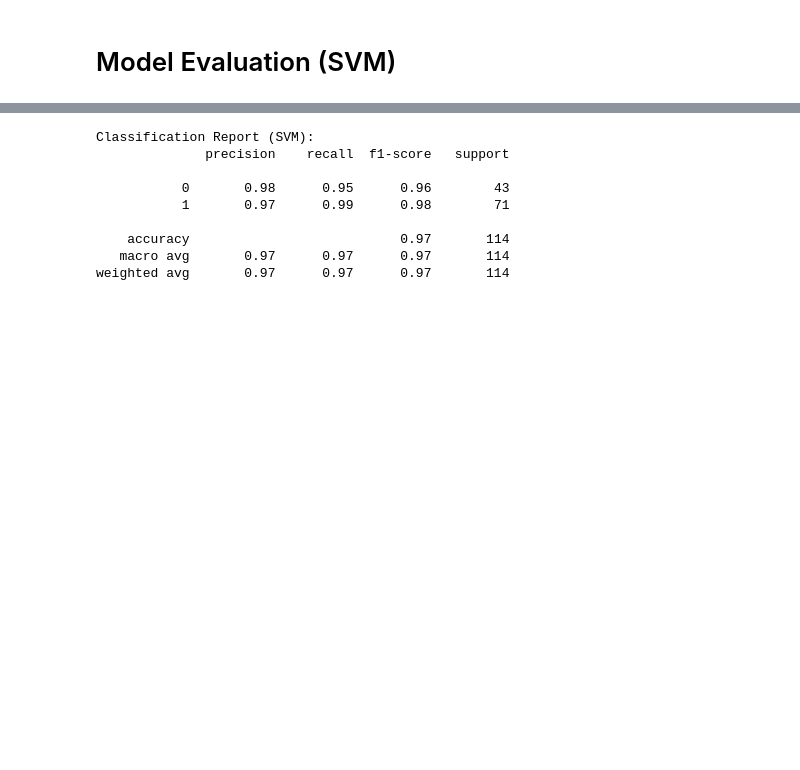
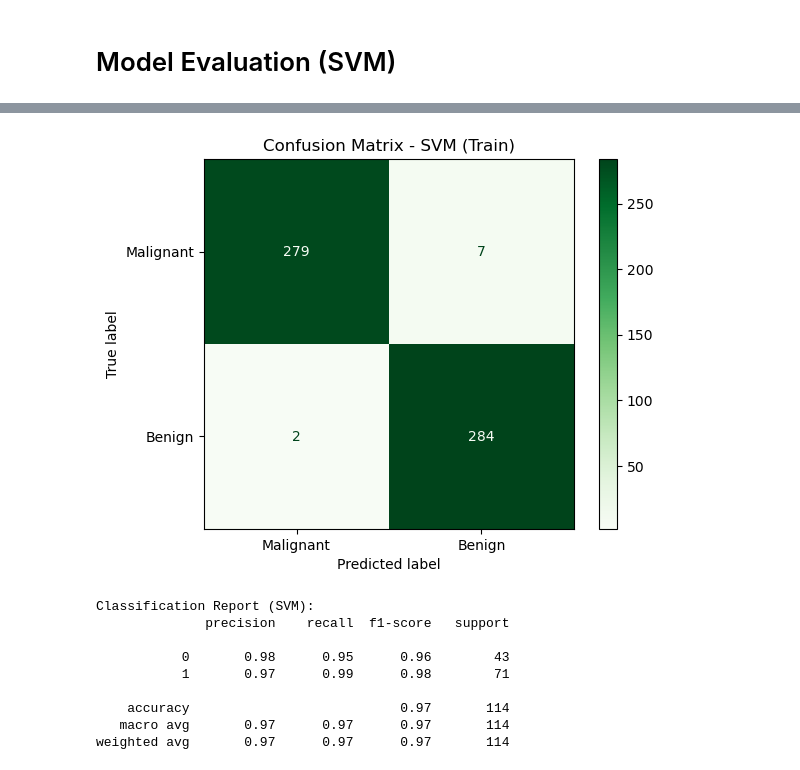
Before and after one commit to leonardwgk/Breast-Cancer-Detection, a Jupyter notebook: breastCancerDetection-Presentation.ipynb, the cells around one changed output, grey strips where cells are left out. Cells and saved outputs as stored; diff of their text form; code cells hidden in the pictures; blank space fills up the shorter version.

```diff
--- a/breastCancerDetection-Presentation.ipynb
+++ b/breastCancerDetection-Presentation.ipynb
@@ -228,3 +251,5 @@ svmModel.fit(X_train_scaled, Y_train_resampled)
 SVC(kernel='linear', probability=True)
 # %% [markdown]
 # Model Evaluation (SVM)
+# %%
+svm_x_train = svmModel.predict(X_train_scaled)
@@ -231,3 +269,12 @@ SVC(kernel='linear', probability=True)
+# %%
+cm_svm_train = confusion_matrix(Y_train_resampled, svm_x_train)
+
+disp_svm_train = ConfusionMatrixDisplay(confusion_matrix=cm_svm_train, display_labels=["Malignant", "Benign"])
+disp_svm_train.plot(cmap=plt.cm.Greens)
+plt.title("Confusion Matrix - SVM (Train)")
+plt.show()
+# %% [output]
+[figure, added]
 # %%
 svm_x_test = svmModel.predict(X_test_scaled)
 # %%
```
Also changed, not shown: parts of 6 cells of this notebook, 2 other files.
